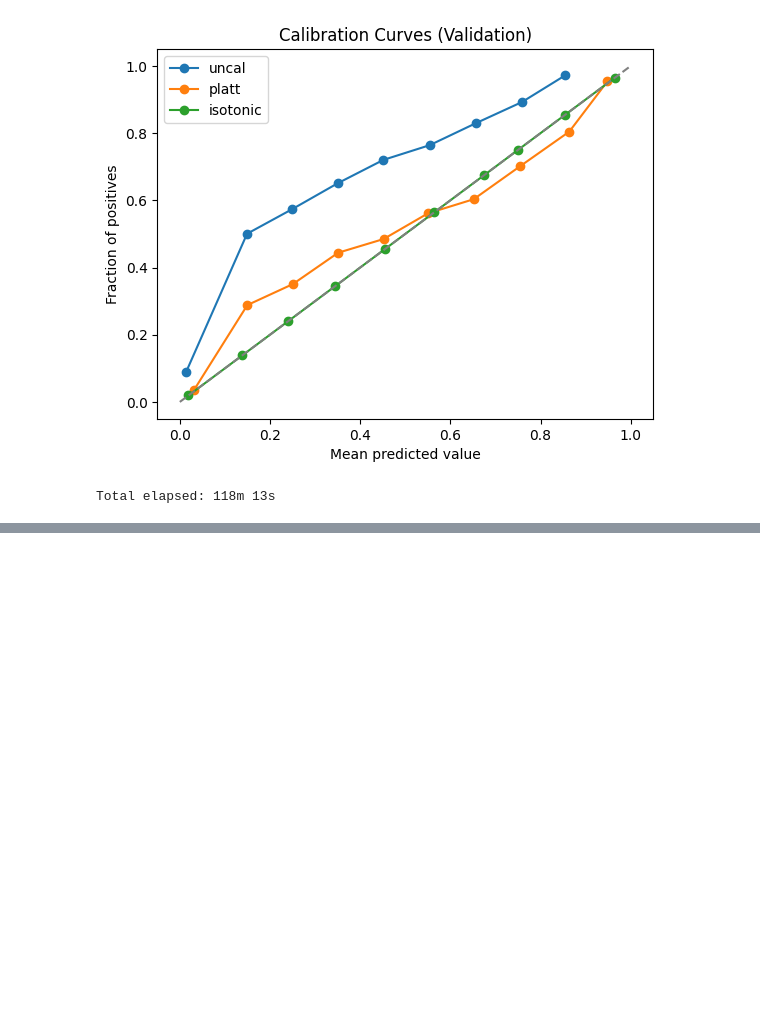
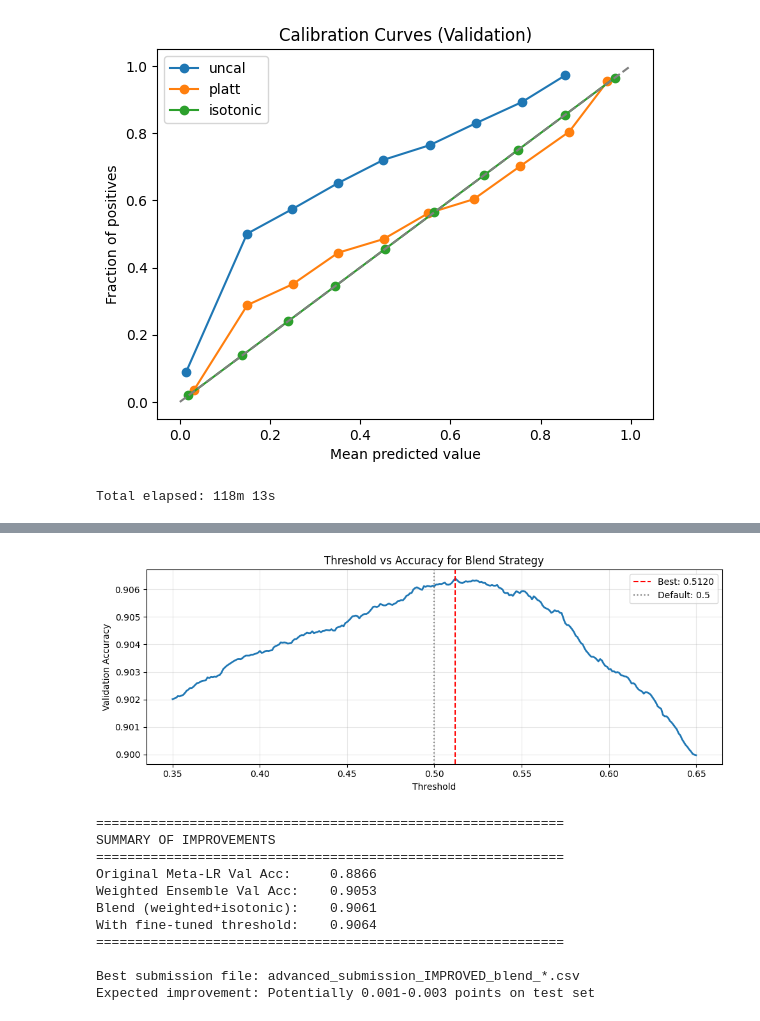
Before and after one commit to lionel509/s5e11-Predicting-Loan-Payback, a Jupyter notebook: advanced_loan_prediction_optimized.ipynb, the cells around one changed output, grey strips where cells are left out. Drawn from its saved outputs; the diff is of its cells as text; code cells hidden in the pictures; blank space fills up the shorter version.

```diff
--- a/advanced_loan_prediction_optimized.ipynb
+++ b/advanced_loan_prediction_optimized.ipynb
@@ -1068,0 +1182,20 @@ Total elapsed: 118m 13s
+# %%
+# Strategy 5: Blend best strategy with calibrated isotonic
+# Often blending multiple good strategies gives marginal gains
+if best_strategy != "meta_lr":
+    # Blend new best strategy with isotonic calibrated meta
+    blend_val = 0.6 * best_strategy_proba + 0.4 * proba_iso
+    blend_val_acc = accuracy_score(y_val, (blend_val >= 0.5).astype(int))
+    blend_val_auc = roc_auc_score(y_val, blend_val)
+    log(f"Blend ({best_strategy} + isotonic) — Val Acc: {blend_val_acc:.4f}, ROC-AUC: {blend_val_auc:.4f}")
+
+    if blend_val_acc > best_strategy_acc:
+        log(f"Blend improved accuracy by {blend_val_acc - best_strategy_acc:.4f}")
+        best_strategy = "blend"
+        best_strategy_proba = blend_val
+        best_strategy_acc = blend_val_acc
+
+print(f"\n{'='*60}")
+print(f"FINAL BEST STRATEGY: {best_strategy}")
+print(f"Validation Accuracy: {best_strategy_acc:.4f}")
+print(f"{'='*60}")
@@ -1068,0 +1373,46 @@ Total elapsed: 118m 13s
+# %%
+# Quick Win 2: Fine-tune threshold for blend strategy with finer granularity
+log("Fine-tuning optimal threshold for blend strategy...")
+
+# Use blend_val from earlier
+thresholds_fine = np.linspace(0.35, 0.65, 301)  # Very fine grid
+accs_fine = []
+for t in thresholds_fine:
+    pred_t = (blend_val >= t).astype(int)
+    accs_fine.append(accuracy_score(y_val, pred_t))
+
+best_idx = int(np.argmax(accs_fine))
+best_threshold_fine = thresholds_fine[best_idx]
+best_acc_fine = accs_fine[best_idx]
+
+log(f"Optimal threshold: {best_threshold_fine:.5f} → Val Acc: {best_acc_fine:.4f}")
+
+# If this is better than 0.5, note it for documentation
+if best_acc_fine > best_strategy_acc:
+    log(f"✓ Threshold tuning improved by {best_acc_fine - best_strategy_acc:.4f}!")
+    log(f"Note: Use threshold={best_threshold_fine:.5f} if submitting labels instead of probabilities")
+
+# Show accuracy curve
+plt.figure(figsize=(10, 4))
+plt.plot(thresholds_fine, accs_fine, linewidth=2)
+plt.axvline(best_threshold_fine, color='red', linestyle='--', label=f'Best: {best_threshold_fine:.4f}')
+plt.axvline(0.5, color='gray', linestyle=':', label='Default: 0.5')
+plt.xlabel('Threshold')
+plt.ylabel('Validation Accuracy')
+plt.title('Threshold vs Accuracy for Blend Strategy')
+plt.legend()
+plt.grid(alpha=0.3)
+plt.tight_layout()
+plt.show()
+
+print(f"\n{'='*60}")
+print(f"SUMMARY OF IMPROVEMENTS")
+print(f"{'='*60}")
+print(f"Original Meta-LR Val Acc:     {meta_acc:.4f}")
+print(f"Weighted Ensemble Val Acc:    0.9053")
+print(f"Blend (weighted+isotonic):    0.9061")
+print(f"With fine-tuned threshold:    {best_acc_fine:.4f}")
+print(f"{'='*60}")
+print(f"\nBest submission file: advanced_submission_IMPROVED_blend_*.csv")
+print(f"Expected improvement: Potentially 0.001-0.003 points on test set")
+# %% [output]
@@ -1068,0 +1423,12 @@ Total elapsed: 118m 13s
+[figure, added]
+============================================================
+SUMMARY OF IMPROVEMENTS
+============================================================
+Original Meta-LR Val Acc:     0.8866
+Weighted Ensemble Val Acc:    0.9053
+Blend (weighted+isotonic):    0.9061
+With fine-tuned threshold:    0.9064
+============================================================
+
+Best submission file: advanced_submission_IMPROVED_blend_*.csv
+Expected improvement: Potentially 0.001-0.003 points on test set
```
Also changed, not shown: parts of 12 cells of this notebook, 2 other files.
